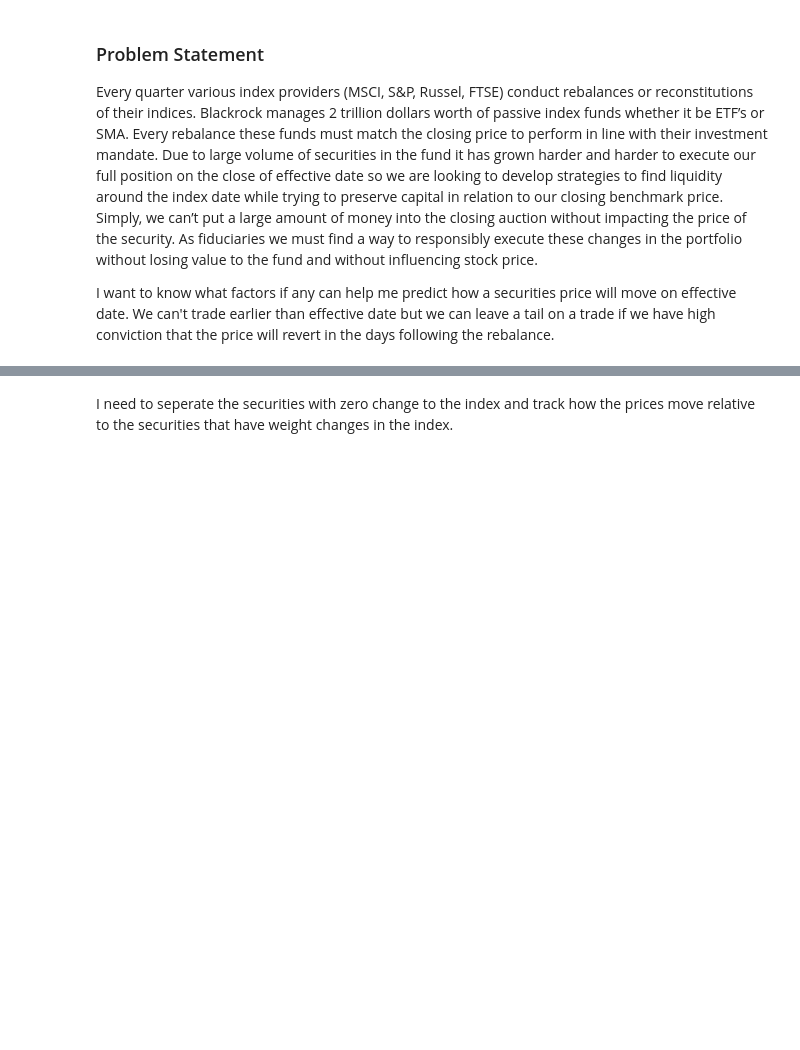
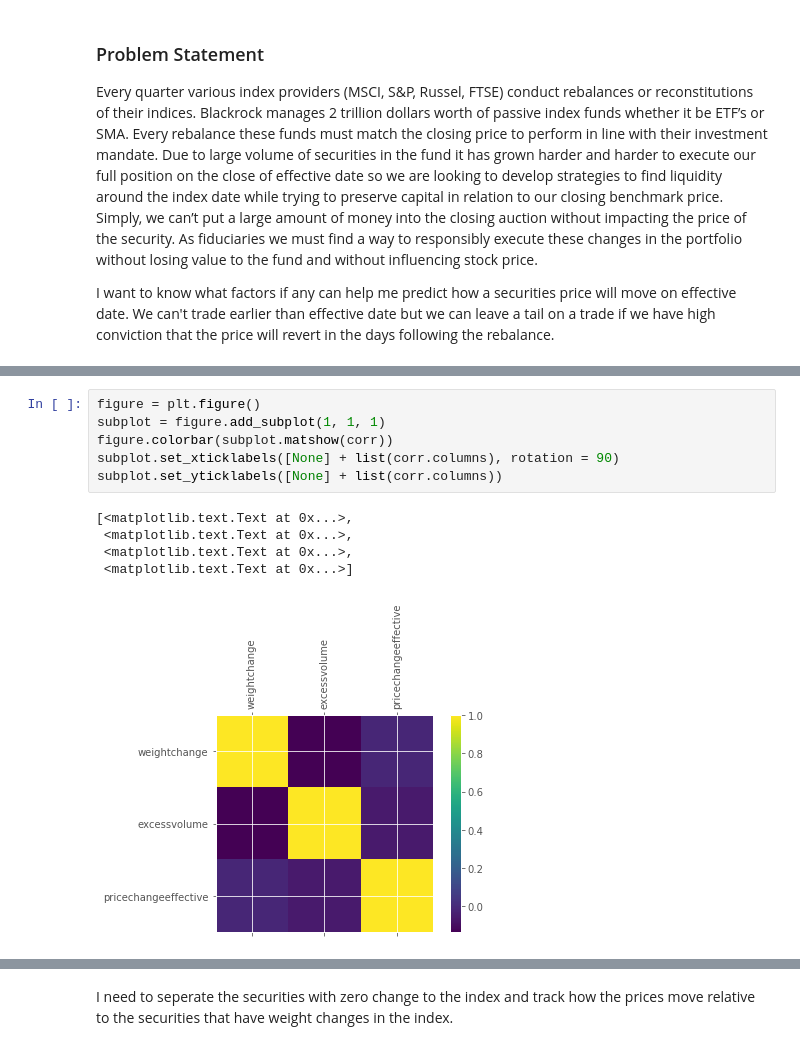
Before and after one commit to MattSilva14/DS-SF-34, a Jupyter notebook: final-project/3/Final Project 3.ipynb, the cells around one changed output, grey strips where cells are left out. Saved outputs shown, nothing was run; the diff lists cells and outputs as text; blank space fills up the shorter version.

```diff
--- a/final-project/3/Final Project 3.ipynb
+++ b/final-project/3/Final Project 3.ipynb
@@ -110,0 +118,12 @@ df.describe()
+# %%
+figure = plt.figure()
+subplot = figure.add_subplot(1, 1, 1)
+figure.colorbar(subplot.matshow(corr))
+subplot.set_xticklabels([None] + list(corr.columns), rotation = 90)
+subplot.set_yticklabels([None] + list(corr.columns))
+# %% [output]
+[<matplotlib.text.Text at 0x...>,
+ <matplotlib.text.Text at 0x...>,
+ <matplotlib.text.Text at 0x...>,
+ <matplotlib.text.Text at 0x...>]
+[figure, added]
```
Also changed, not shown: parts of 36 cells of this notebook, 5 other files.
